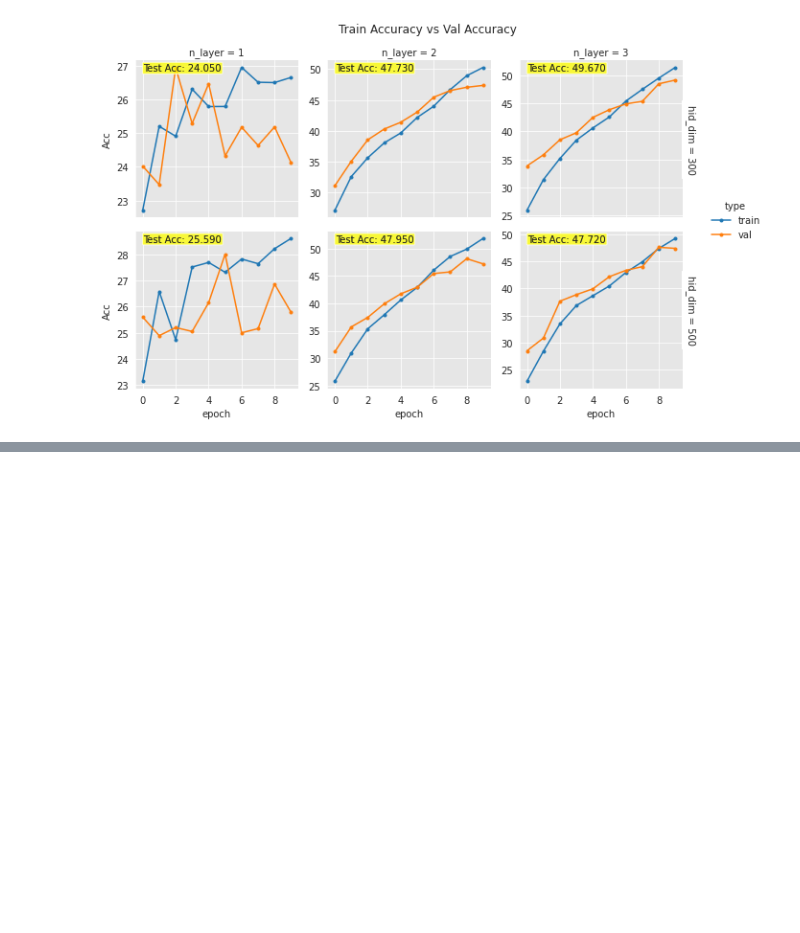
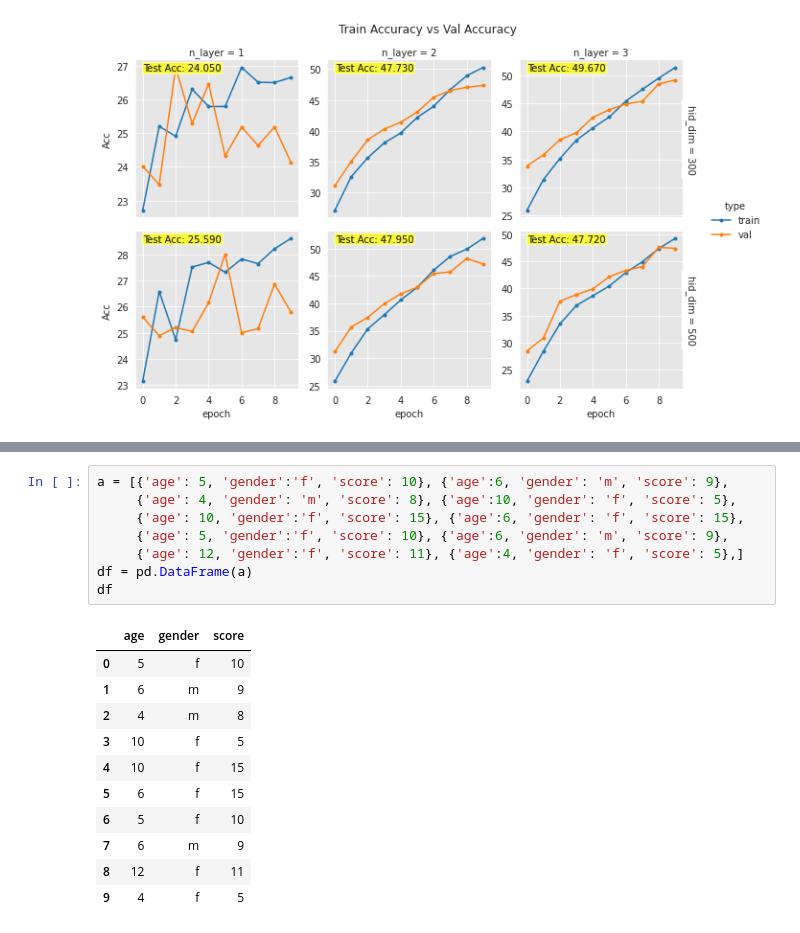
Before and after one commit to Steve-YJ/Assignment_Standalone_DL, a Jupyter notebook: [Lac4]_Lab6_report_result.ipynb, the cells around one changed output, grey strips where cells are left out. Drawn from its saved outputs; the diff is of its cells as text; blank space fills up the shorter version.

```diff
--- a/[Lac4]_Lab6_report_result.ipynb
+++ b/[Lac4]_Lab6_report_result.ipynb
@@ -412,0 +668,20 @@ plt.subplots_adjust(top=0.89)
+# %%
+a = [{'age': 5, 'gender':'f', 'score': 10}, {'age':6, 'gender': 'm', 'score': 9},
+     {'age': 4, 'gender': 'm', 'score': 8}, {'age':10, 'gender': 'f', 'score': 5},
+     {'age': 10, 'gender':'f', 'score': 15}, {'age':6, 'gender': 'f', 'score': 15},
+     {'age': 5, 'gender':'f', 'score': 10}, {'age':6, 'gender': 'm', 'score': 9},
+     {'age': 12, 'gender':'f', 'score': 11}, {'age':4, 'gender': 'f', 'score': 5},]
+df = pd.DataFrame(a)
+df
+# %% [output]
+|  | age | gender | score |
+| 0 | 5 | f | 10 |
+| 1 | 6 | m | 9 |
+| 2 | 4 | m | 8 |
+| 3 | 10 | f | 5 |
+| 4 | 10 | f | 15 |
+| 5 | 6 | f | 15 |
+| 6 | 5 | f | 10 |
+| 7 | 6 | m | 9 |
+| 8 | 12 | f | 11 |
+| 9 | 4 | f | 5 |
```
Also changed, not shown: parts of 23 cells of this notebook.
